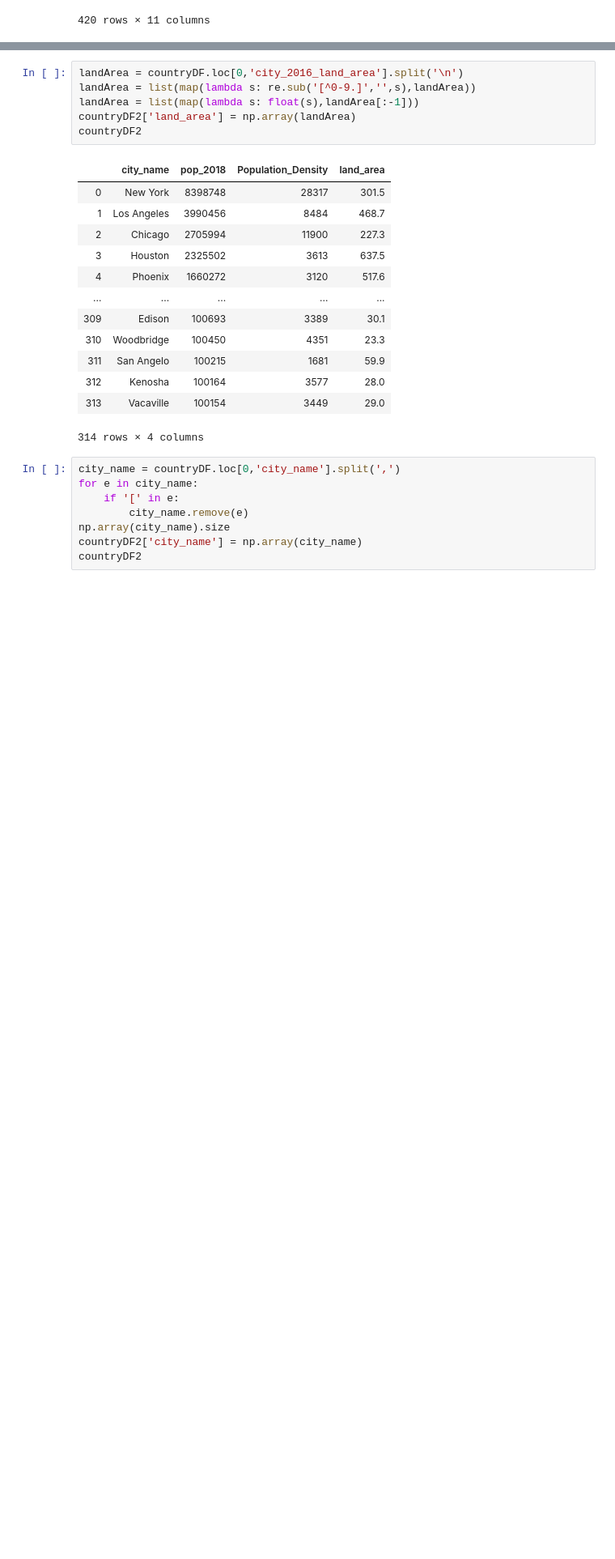
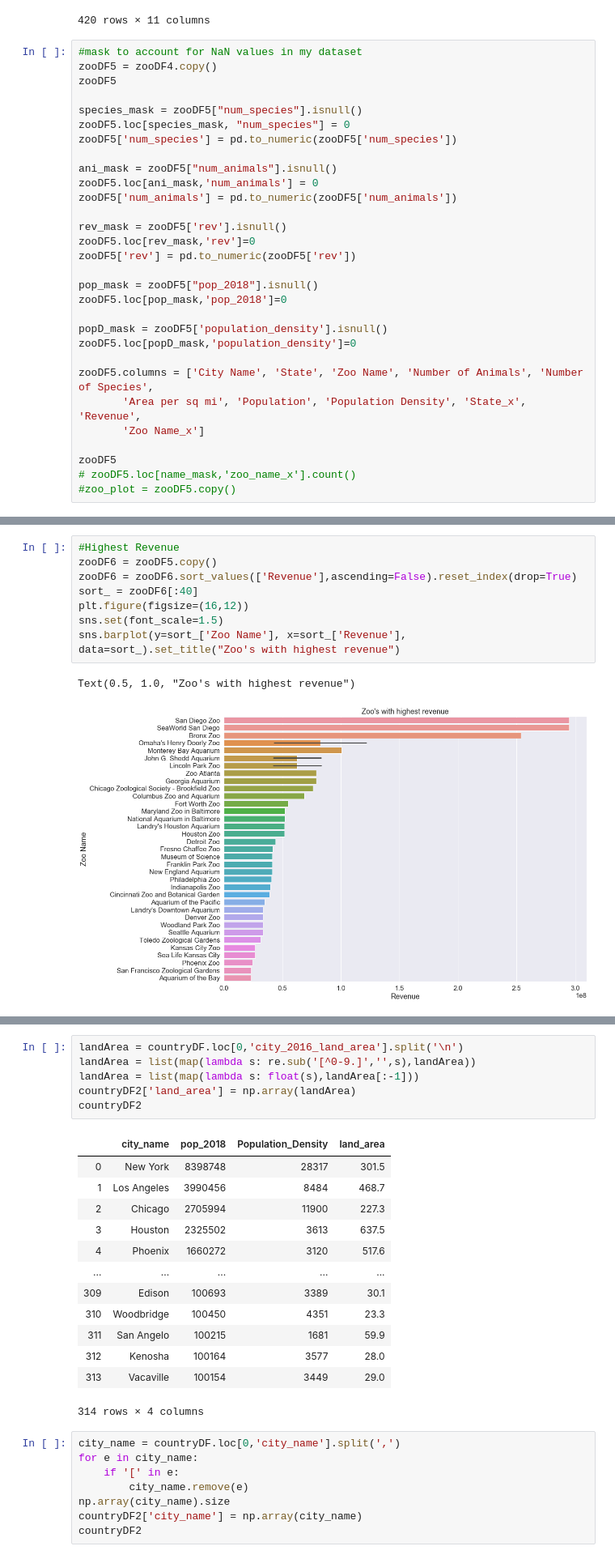
Before and after one commit to ConnorHaas03/WebScrapyProject, a Jupyter notebook: ScrapyProject.ipynb, the cells around one changed output, grey strips where cells are left out. Shown: that part at 81% size. Cells and saved outputs as stored; diff of their text form; blank space fills up the shorter version.

Commit message:
Added a few plots and cleaned code

```diff
--- a/ScrapyProject.ipynb
+++ b/ScrapyProject.ipynb
@@ -256,3 +235,33 @@ zooDF4
 | 418 | wichita | Kansas | Sedgwick County Zoo | 3000 | 400 | 160.4 | 389255.0 | ... |
 | 419 | wichita | Kansas | Sedgwick County Zoo | 3000 | 400 | 160.4 | 389255.0 | ... |
 420 rows × 11 columns
+# %%
+#mask to account for NaN values in my dataset
+zooDF5 = zooDF4.copy()
+zooDF5
+
+species_mask = zooDF5["num_species"].isnull()
+zooDF5.loc[species_mask, "num_species"] = 0
+zooDF5['num_species'] = pd.to_numeric(zooDF5['num_species'])
+
+ani_mask = zooDF5["num_animals"].isnull()
+zooDF5.loc[ani_mask,'num_animals'] = 0
+zooDF5['num_animals'] = pd.to_numeric(zooDF5['num_animals'])
+
+rev_mask = zooDF5['rev'].isnull()
+zooDF5.loc[rev_mask,'rev']=0
+zooDF5['rev'] = pd.to_numeric(zooDF5['rev'])
+
+pop_mask = zooDF5["pop_2018"].isnull()
+zooDF5.loc[pop_mask,'pop_2018']=0
+
+popD_mask = zooDF5['population_density'].isnull()
+zooDF5.loc[popD_mask,'population_density']=0
+
+zooDF5.columns = ['City Name', 'State', 'Zoo Name', 'Number of Animals', 'Number of Species',
+       'Area per sq mi', 'Population', 'Population Density', 'State_x', 'Revenue',
+       'Zoo Name_x']
+
+zooDF5
+# zooDF5.loc[name_mask,'zoo_name_x'].count()
+#zoo_plot = zooDF5.copy()
@@ -258,0 +298,11 @@ zooDF4
+# %%
+#Highest Revenue
+zooDF6 = zooDF5.copy()
+zooDF6 = zooDF6.sort_values(['Revenue'],ascending=False).reset_index(drop=True)
+sort_ = zooDF6[:40]
+plt.figure(figsize=(16,12))
+sns.set(font_scale=1.5)
+sns.barplot(y=sort_['Zoo Name'], x=sort_['Revenue'], data=sort_).set_title("Zoo's with highest revenue")
+# %% [output]
+Text(0.5, 1.0, "Zoo's with highest revenue")
+[figure, added]
```
Also changed, not shown: parts of 11 cells of this notebook, 2 other files.
